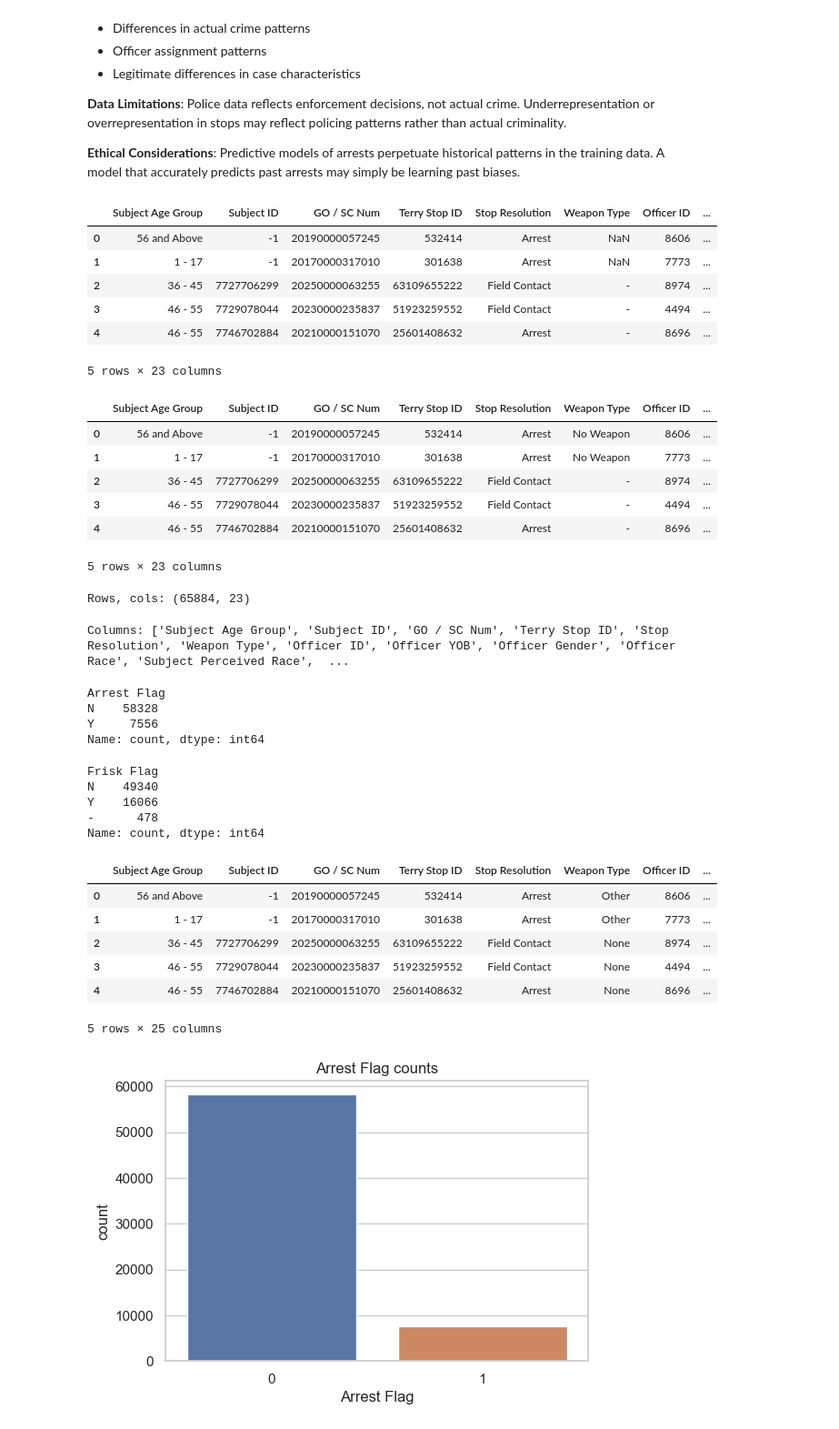
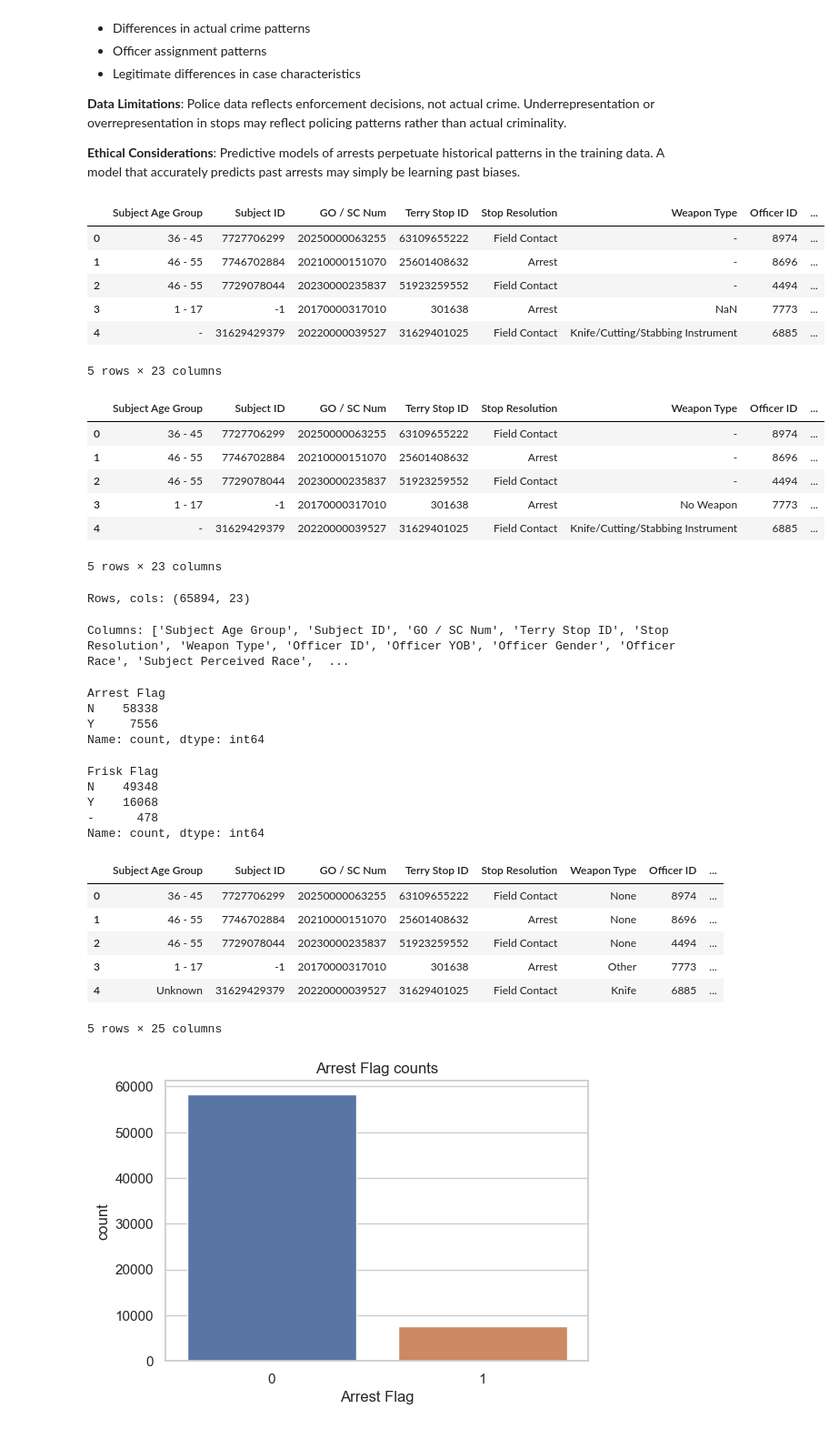
Before and after one commit to Felo-tec/Terry-Traffic-Stops, a Jupyter notebook: index.ipynb, the cells around one changed output. Shown at 91% size. Saved outputs shown, nothing was run; the diff lists cells and outputs as text; code cells hidden in the pictures.

```diff
--- a/index.ipynb
+++ b/index.ipynb
@@ -94,15 +94,15 @@ import warnings
 warnings.filterwarnings('ignore', category=FutureWarning)
 # %%
 # loading dataset
-df = pd.read_csv('Terry_Stops_20251225.csv')
+df = pd.read_csv("Terry_Stops_20251226.csv")
 df.head()
 # %% [output]
 |  | Subject Age Group | Subject ID | GO / SC Num | Terry Stop ID | Stop Resolution | Weapon Type | Officer ID | ... |
-| 0 | 56 and Above | -1 | 20190000057245 | 532414 | Arrest | NaN | 8606 | ... |
-| 1 | 1 - 17 | -1 | 20170000317010 | 301638 | Arrest | NaN | 7773 | ... |
-| 2 | 36 - 45 | 7727706299 | 20250000063255 | 63109655222 | Field Contact | - | 8974 | ... |
-| 3 | 46 - 55 | 7729078044 | 20230000235837 | 51923259552 | Field Contact | - | 4494 | ... |
-| 4 | 46 - 55 | 7746702884 | 20210000151070 | 25601408632 | Arrest | - | 8696 | ... |
+| 0 | 36 - 45 | 7727706299 | 20250000063255 | 63109655222 | Field Contact | - | 8974 | ... |
+| 1 | 46 - 55 | 7746702884 | 20210000151070 | 25601408632 | Arrest | - | 8696 | ... |
+| 2 | 46 - 55 | 7729078044 | 20230000235837 | 51923259552 | Field Contact | - | 4494 | ... |
+| 3 | 1 - 17 | -1 | 20170000317010 | 301638 | Arrest | NaN | 7773 | ... |
+| 4 | - | 31629429379 | 20220000039527 | 31629401025 | Field Contact | Knife/Cutting/Stabbing Instrument | 6885 | ... |
 5 rows × 23 columns
 # %%
 # filling missing values
@@ -118,16 +118,16 @@ from IPython.display import display
 display(df.head())
 # %% [output]
 |  | Subject Age Group | Subject ID | GO / SC Num | Terry Stop ID | Stop Resolution | Weapon Type | Officer ID | ... |
-| 0 | 56 and Above | -1 | 20190000057245 | 532414 | Arrest | No Weapon | 8606 | ... |
-| 1 | 1 - 17 | -1 | 20170000317010 | 301638 | Arrest | No Weapon | 7773 | ... |
-| 2 | 36 - 45 | 7727706299 | 20250000063255 | 63109655222 | Field Contact | - | 8974 | ... |
-| 3 | 46 - 55 | 7729078044 | 20230000235837 | 51923259552 | Field Contact | - | 4494 | ... |
-| 4 | 46 - 55 | 7746702884 | 20210000151070 | 25601408632 | Arrest | - | 8696 | ... |
+| 0 | 36 - 45 | 7727706299 | 20250000063255 | 63109655222 | Field Contact | - | 8974 | ... |
+| 1 | 46 - 55 | 7746702884 | 20210000151070 | 25601408632 | Arrest | - | 8696 | ... |
+| 2 | 46 - 55 | 7729078044 | 20230000235837 | 51923259552 | Field Contact | - | 4494 | ... |
+| 3 | 1 - 17 | -1 | 20170000317010 | 301638 | Arrest | No Weapon | 7773 | ... |
+| 4 | - | 31629429379 | 20220000039527 | 31629401025 | Field Contact | Knife/Cutting/Stabbing Instrument | 6885 | ... |
 5 rows × 23 columns
 # %%
 print('Rows, cols:', df.shape)
 # %% [output]
-Rows, cols: (65884, 23)
+Rows, cols: (65894, 23)
 # %%
 print('\nColumns:', list(df.columns))
 # %% [output]
@@ -136,15 +136,15 @@ Columns: ['Subject Age Group', 'Subject ID', 'GO / SC Num', 'Terry Stop ID', 'St
 print(df['Arrest Flag'].value_counts(dropna=False))
 # %% [output]
 Arrest Flag
-N    58328
+N    58338
 Y     7556
 Name: count, dtype: int64
 # %%
 print(df['Frisk Flag'].value_counts(dropna=False))
 # %% [output]
 Frisk Flag
-N    49340
-Y    16066
+N    49348
+Y    16068
 -      478
 Name: count, dtype: int64
 # %%
@@ -209,11 +209,11 @@ df_clean = clean_stops(df)
 display(df_clean.head())
 # %% [output]
 |  | Subject Age Group | Subject ID | GO / SC Num | Terry Stop ID | Stop Resolution | Weapon Type | Officer ID | ... |
-| 0 | 56 and Above | -1 | 20190000057245 | 532414 | Arrest | Other | 8606 | ... |
-| 1 | 1 - 17 | -1 | 20170000317010 | 301638 | Arrest | Other | 7773 | ... |
-| 2 | 36 - 45 | 7727706299 | 20250000063255 | 63109655222 | Field Contact | None | 8974 | ... |
-| 3 | 46 - 55 | 7729078044 | 20230000235837 | 51923259552 | Field Contact | None | 4494 | ... |
-| 4 | 46 - 55 | 7746702884 | 20210000151070 | 25601408632 | Arrest | None | 8696 | ... |
+| 0 | 36 - 45 | 7727706299 | 20250000063255 | 63109655222 | Field Contact | None | 8974 | ... |
+| 1 | 46 - 55 | 7746702884 | 20210000151070 | 25601408632 | Arrest | None | 8696 | ... |
+| 2 | 46 - 55 | 7729078044 | 20230000235837 | 51923259552 | Field Contact | None | 4494 | ... |
+| 3 | 1 - 17 | -1 | 20170000317010 | 301638 | Arrest | Other | 7773 | ... |
+| 4 | Unknown | 31629429379 | 20220000039527 | 31629401025 | Field Contact | Knife | 6885 | ... |
 5 rows × 25 columns
 # %%
 # EDA: distributions and arrest rates by race/gender/age group
```
Also changed, not shown: parts of 16 cells of this notebook, 1 other file.
